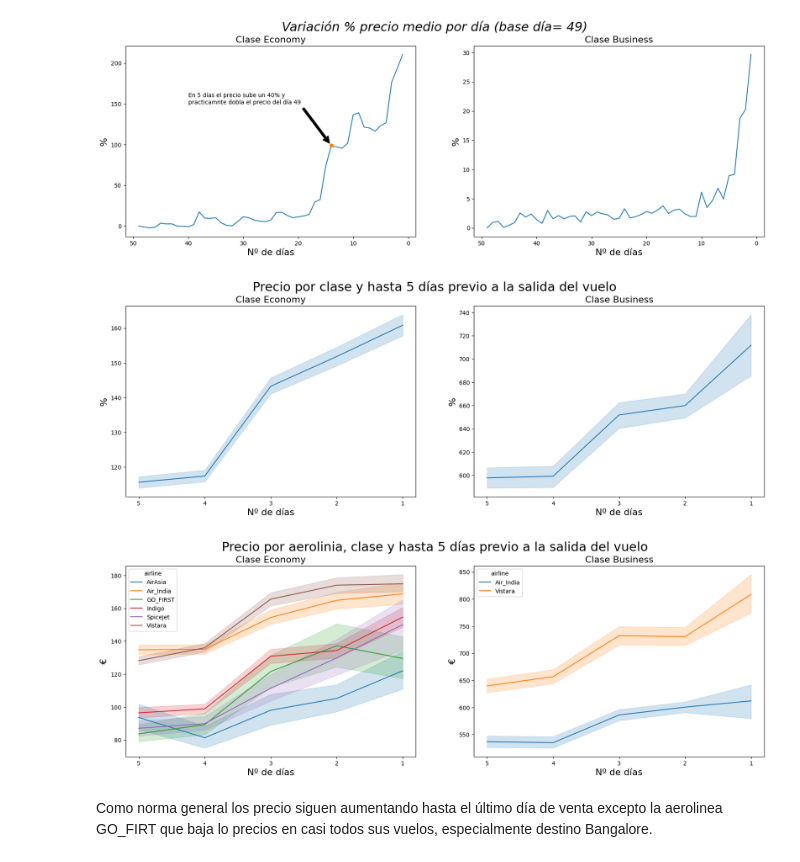
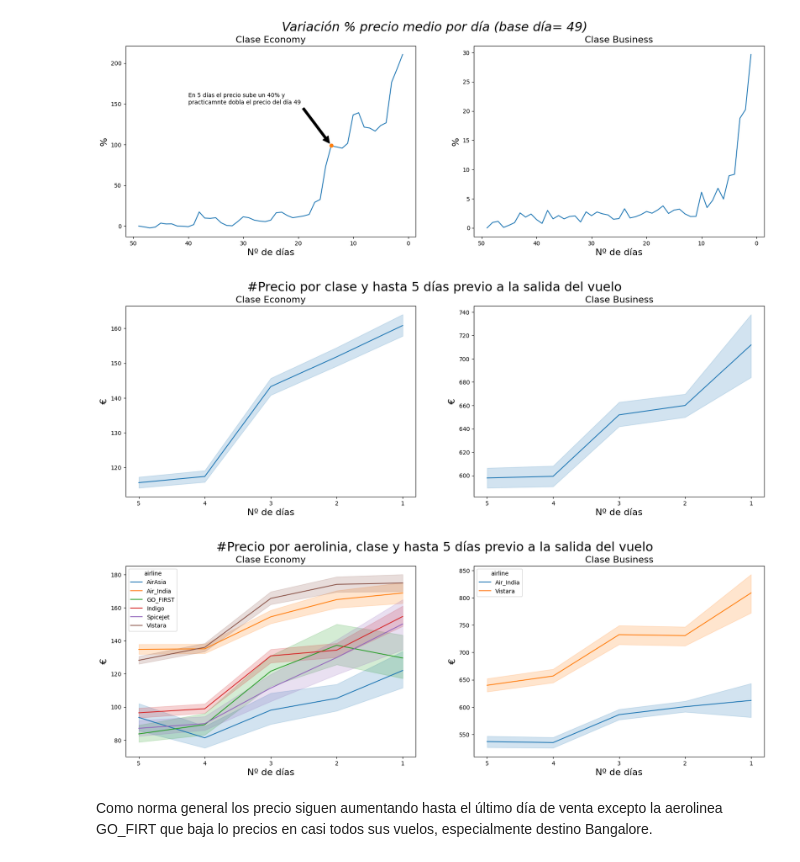
Before and after one commit to javlopsan/databootcamp, a Jupyter notebook: EDA/memoria_EDA.ipynb, the cells around one changed output. Saved outputs shown, nothing was run; the diff lists cells and outputs as text; code cells hidden in the pictures.

```diff
--- a/EDA/memoria_EDA.ipynb
+++ b/EDA/memoria_EDA.ipynb
@@ -384,23 +384,23 @@ g2.invert_xaxis();
 # %%
 temp=df[df['days_left']<6].loc[:,('days_left','class','price_euros')]
 
 
 fig,ax=plt.subplots(1,2,figsize=(20,6))
 g1=sns.lineplot(x='days_left',y='price_euros',data=temp[temp['class']=='Economy'],ax=ax[0])
 g2=sns.lineplot(x='days_left',y='price_euros',data=temp[temp['class']=='Business'],ax=ax[1])
-fig.suptitle("Precio por clase y hasta 5 días previo a la salida del vuelo",fontsize=22)
+fig.suptitle("#Precio por clase y hasta 5 días previo a la salida del vuelo",fontsize=22)
 ax[0].set_title("Clase Economy",fontsize=16)
 ax[1].set_title("Clase Business",fontsize=16)
-ax[0].set_ylabel('%',fontsize=16)
-ax[1].set_ylabel('%',fontsize=16)
+ax[0].set_ylabel('€',fontsize=16)
+ax[1].set_ylabel('€',fontsize=16)
 ax[0].set_xlabel('Nº de días',fontsize=16)
 ax[1].set_xlabel('Nº de días',fontsize=16)
 ax[0].set(xticks=([1,2,3,4,5]))
 ax[1].set(xticks=([1,2,3,4,5]))
 g1.invert_xaxis()
 g2.invert_xaxis();
 # %% [output]
-[figure, old version]
+[figure, new version]
 # %%
 temp=df[df['days_left']<6].loc[:,('days_left','airline','class','price_euros')]
 
@@ -408,7 +408,7 @@ temp=df[df['days_left']<6].loc[:,('days_left','airline','class','price_euros')]
 fig,ax=plt.subplots(1,2,figsize=(20,6))
 g1=sns.lineplot(x='days_left',y='price_euros',data=temp[temp['class']=='Economy'],hue='airline',ax=ax[0])
 g2=sns.lineplot(x='days_left',y='price_euros',data=temp[temp['class']=='Business'],hue='airline',ax=ax[1])
-fig.suptitle("Precio por aerolinia, clase y hasta 5 días previo a la salida del vuelo",fontsize=22)
+fig.suptitle("#Precio por aerolinia, clase y hasta 5 días previo a la salida del vuelo",fontsize=22)
 ax[0].set_title("Clase Economy",fontsize=16)
 ax[1].set_title("Clase Business",fontsize=16)
 ax[0].set_ylabel('€',fontsize=16)
@@ -420,7 +420,7 @@ ax[1].set(xticks=([1,2,3,4,5]))
 g1.invert_xaxis()
 g2.invert_xaxis();
 # %% [output]
-[figure, old version]
+[figure, new version]
 # %% [markdown]
 Como norma general los precio siguen aumentando hasta el último día de venta excepto la aerolinea GO_FIRT que baja lo precios en casi todos sus vuelos, especialmente destino Bangalore.
 # %%
```
Also changed, not shown: parts of 4 cells of this notebook, 1 other file.
